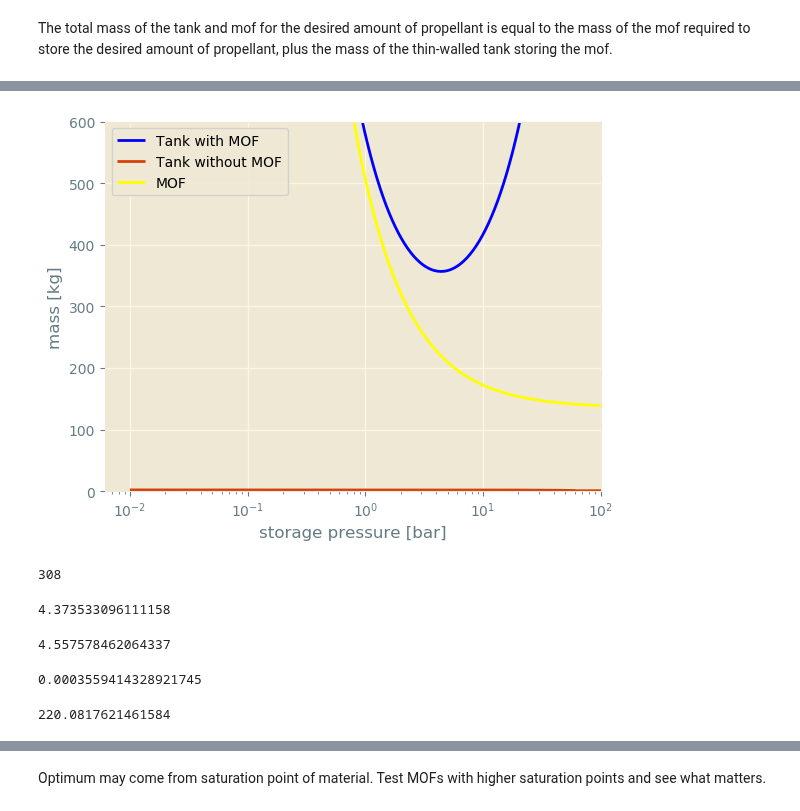
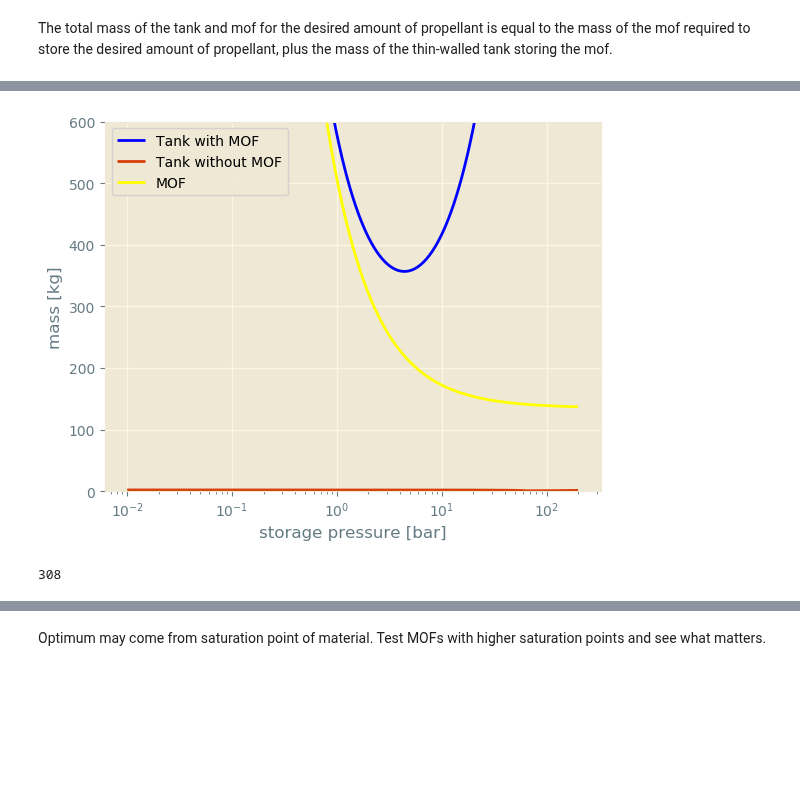
Before and after one commit to SimonEnsemble/PropellantStorage, a Jupyter notebook: Xe_Propellant_Storage.ipynb, the cells around one changed output, grey strips where cells are left out. Cells and saved outputs as stored; diff of their text form; code cells hidden in the pictures; blank space fills up the shorter version.

```diff
--- a/Xe_Propellant_Storage.ipynb
+++ b/Xe_Propellant_Storage.ipynb
@@ -411,35 +324,18 @@ m_tank_with_mof = m_of_mof .+ 4 * π .* r_tank_with_mof .^ 2 .* t_tank_with_mof
 # %%
 figure()
 plot(P, m_tank_with_mof, color="blue", label="Tank with MOF")
 plot(P, m_tank, color=(215/255, 63/255, 9/255), label="Tank without MOF")
 plot(P, m_of_mof, color="yellow", label="MOF")
 xlabel("storage pressure [bar]")
 ylabel("mass [kg]")
 ax = gca()
 ax.set_xscale("log")
-xlim(0, 100)
 ylim(0, 600)
 legend()
 display()
 # %% [output]
-[figure, old version]
+[figure, new version]
 # %%
 minimum_mass_index = argmin(m_tank_with_mof)
 # %% [output]
 308
-# %%
-P[minimum_mass_index]
-# %% [output]
-4.373533096111158
-# %%
-r_tank_with_mof[minimum_mass_index]
-# %% [output]
-4.557578462064337
-# %%
-t_tank_with_mof[minimum_mass_index]
-# %% [output]
-0.0003559414328921745
-# %%
-m_of_mof[minimum_mass_index]
-# %% [output]
-220.0817621461584
```
Also changed, not shown: parts of 9 cells of this notebook.
